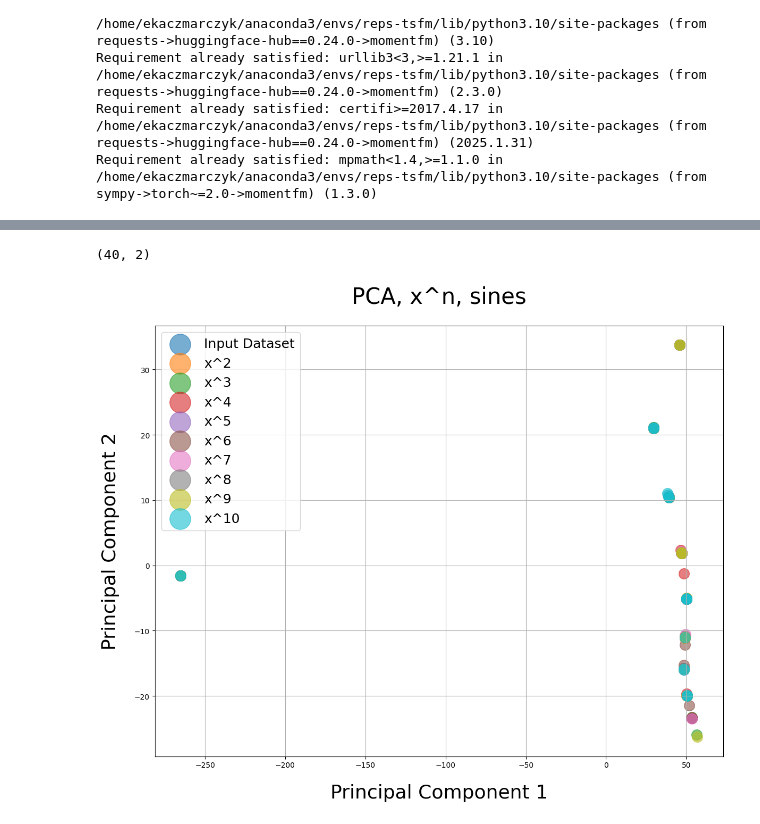
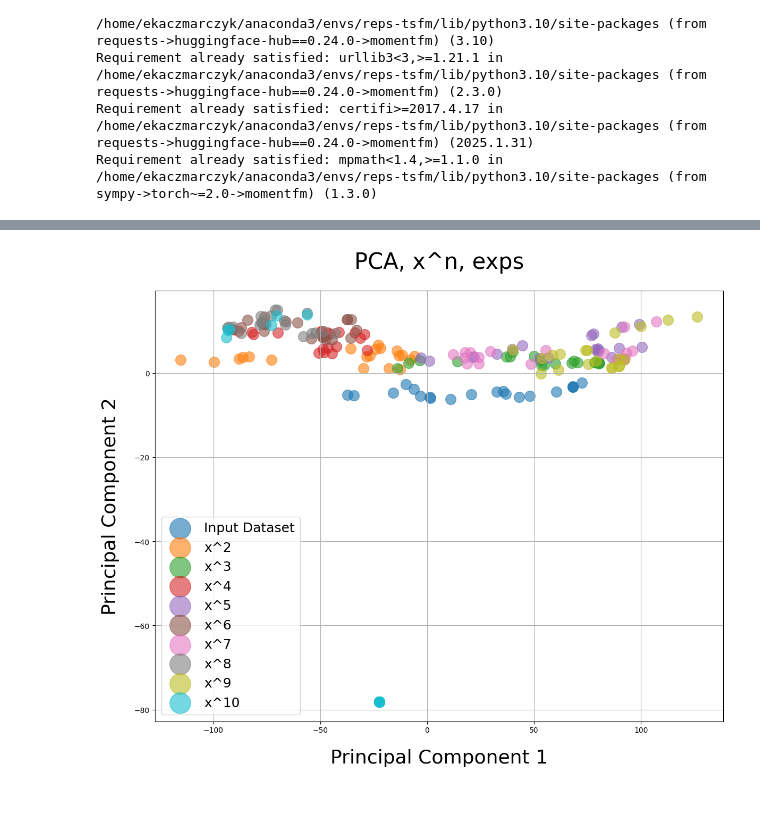
Before and after one commit to emika02/2025-riss-steering, a Jupyter notebook: representations-in-tsfms-main/clustering/clusters.ipynb, the cells around one changed output, grey strips where cells are left out. Saved outputs shown, nothing was run; the diff lists cells and outputs as text; code cells hidden in the pictures.

```diff
--- a/representations-in-tsfms-main/clustering/clusters.ipynb
+++ b/representations-in-tsfms-main/clustering/clusters.ipynb
@@ -200,37 +194,39 @@ reduced5 = X_pca[4*n:]
-# %%
-X_test.shape
-# %% [output]
-(40, 2)
-# %%
-results_list = []
-n=int(X_test.shape[0]/10)
-for i in range(n_transform):
-        results_list.append(X_test[n*i:n*(i+1)])
 # %%
+results_list = []
+
+# Filter X_test using the true labels in y_test
+for i in range(n_transform):
+    # This creates a boolean mask where y_test matches the class index i
+    class_mask = (y_test == i)
+    results_list.append(X_test[class_mask])
+
+# Now results_list contains only the points belonging to each specific class
+
+
 fig, ax = plt.subplots(figsize=(12, 10))
 
 colors = [
     '#1f77b4', '#ff7f0e', '#2ca02c', '#d62728', '#9467bd',
-    '#8c564b', '#e377c2', '#7f7f7f', '#bcbd22', '#17becf'
-]
+    '#8c564b', '#e377c2', '#7f7f7f', '#bcbd22', '#17becf']
+
 
 # Labels for the legend
 labels = ["Input Dataset", "x^2", "x^3", "x^4", "x^5", "x^6", "x^7", "x^8", "x^9", "x^10"]
 
 # Corrected zip order: (data_array, color_string, label_string)
 for reduced, color, label in zip(results_list, colors, labels):
     ax.scatter(reduced[:, 0], reduced[:, 1], c=color, label=label, alpha=0.6, s=200)
 
 # Set titles and labels
-ax.set_title("PCA, x^n, sines", fontsize=30, pad=30)
+ax.set_title("PCA, x^n, exps", fontsize=30, pad=30)
 ax.set_xlabel("Principal Component 1", fontsize=26, labelpad=20)
 ax.set_ylabel("Principal Component 2", fontsize=26, labelpad=20)
 
 # The legend will now work because 'label' was passed to scatter
 ax.legend(loc="best", fontsize=18, markerscale=2)
 ax.grid(True)
 
 plt.tight_layout()
 plt.show()
 # %% [output]
-[figure, old version]
+[figure, new version]
```
Also changed, not shown: parts of 4 cells of this notebook, 3 other files.
